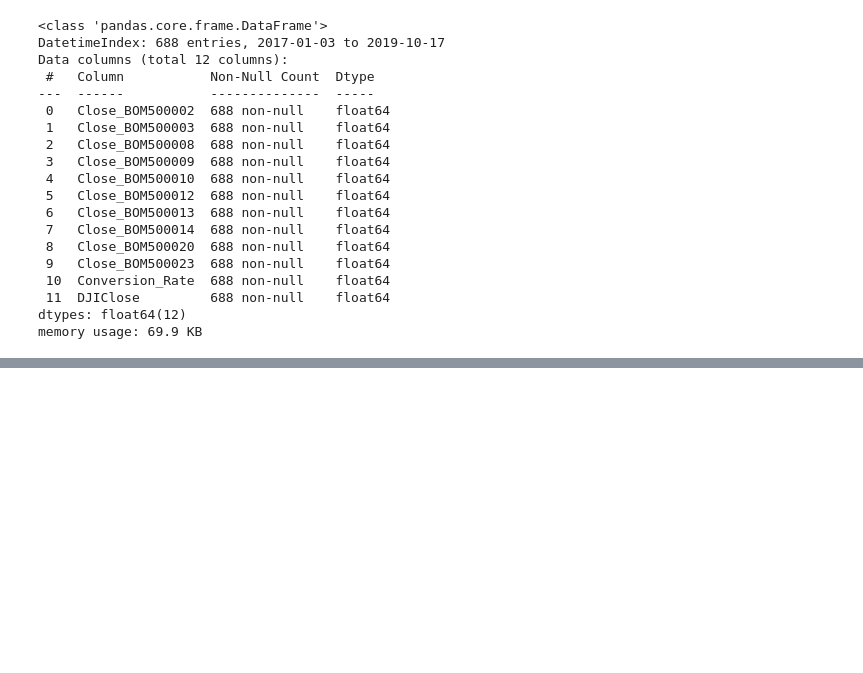
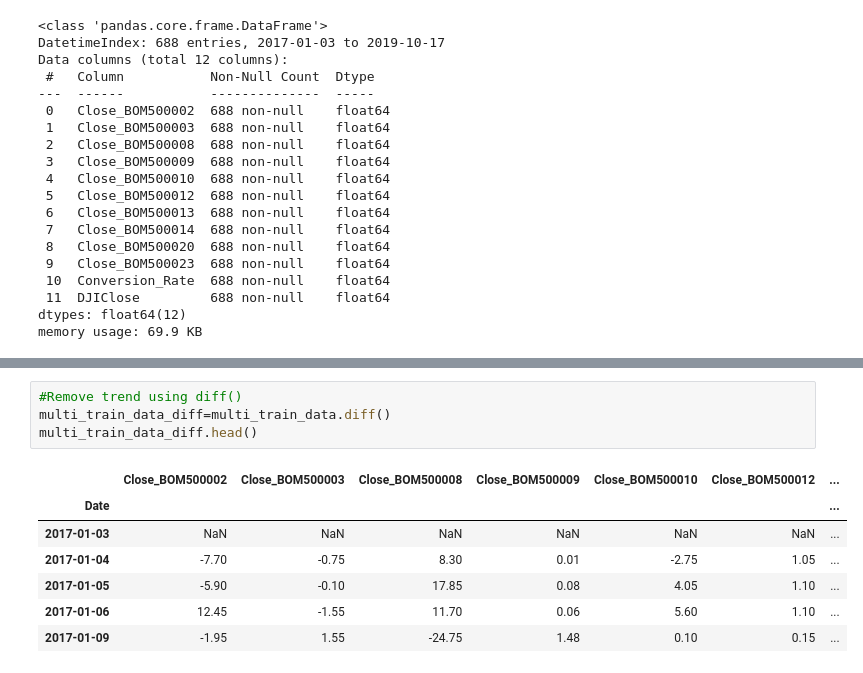
Before and after one commit to santoshgurujula/ML_TF, a Jupyter notebook: TimeSeriesModel_V1.ipynb, the cells around one changed output, grey strips where cells are left out. Cells and saved outputs as stored; diff of their text form; blank space fills up the shorter version.

```diff
--- a/TimeSeriesModel_V1.ipynb
+++ b/TimeSeriesModel_V1.ipynb
@@ -640,0 +651,12 @@ memory usage: 69.9 KB
+# %%
+#Remove trend using diff()
+multi_train_data_diff=multi_train_data.diff()
+multi_train_data_diff.head()
+# %% [output]
+|  | Close_BOM500002 | Close_BOM500003 | Close_BOM500008 | Close_BOM500009 | Close_BOM500010 | Close_BOM500012 | ... |
+| Date |  |  |  |  |  |  | ... |
+| 2017-01-03 | NaN | NaN | NaN | NaN | NaN | NaN | ... |
+| 2017-01-04 | -7.70 | -0.75 | 8.30 | 0.01 | -2.75 | 1.05 | ... |
+| 2017-01-05 | -5.90 | -0.10 | 17.85 | 0.08 | 4.05 | 1.10 | ... |
+| 2017-01-06 | 12.45 | -1.55 | 11.70 | 0.06 | 5.60 | 1.10 | ... |
+| 2017-01-09 | -1.95 | 1.55 | -24.75 | 1.48 | 0.10 | 0.15 | ... |
```
Also changed, not shown: parts of 24 cells of this notebook.
